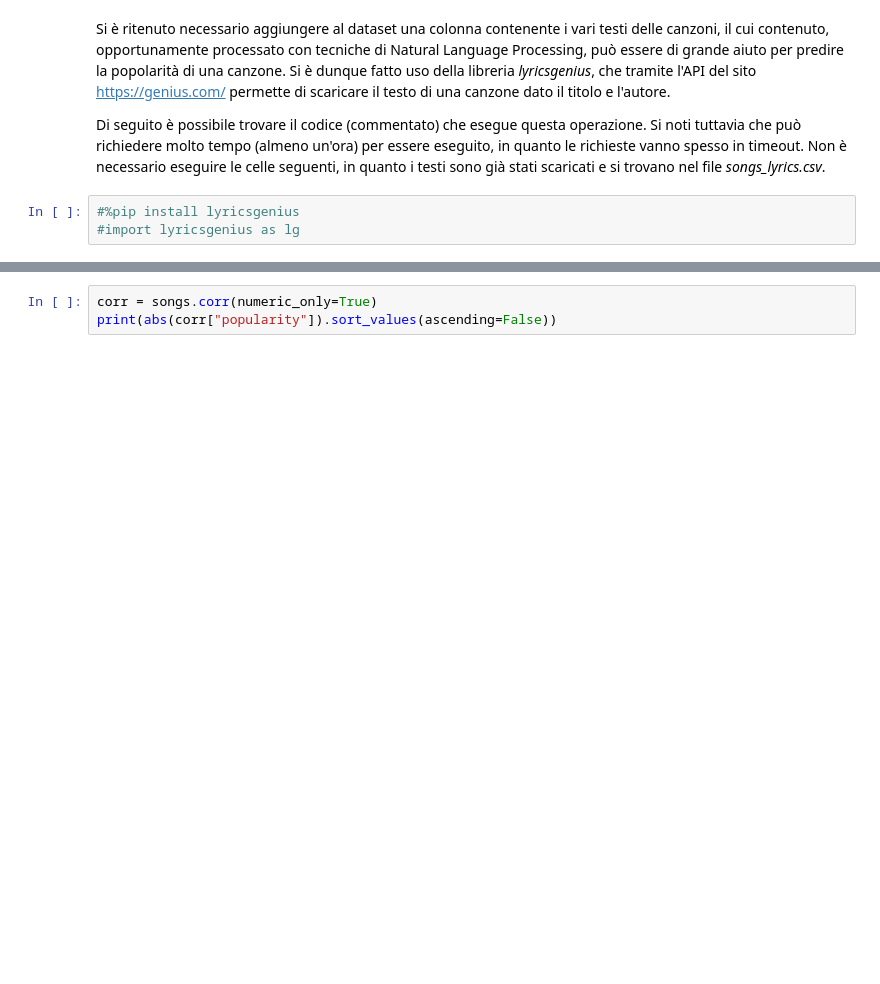
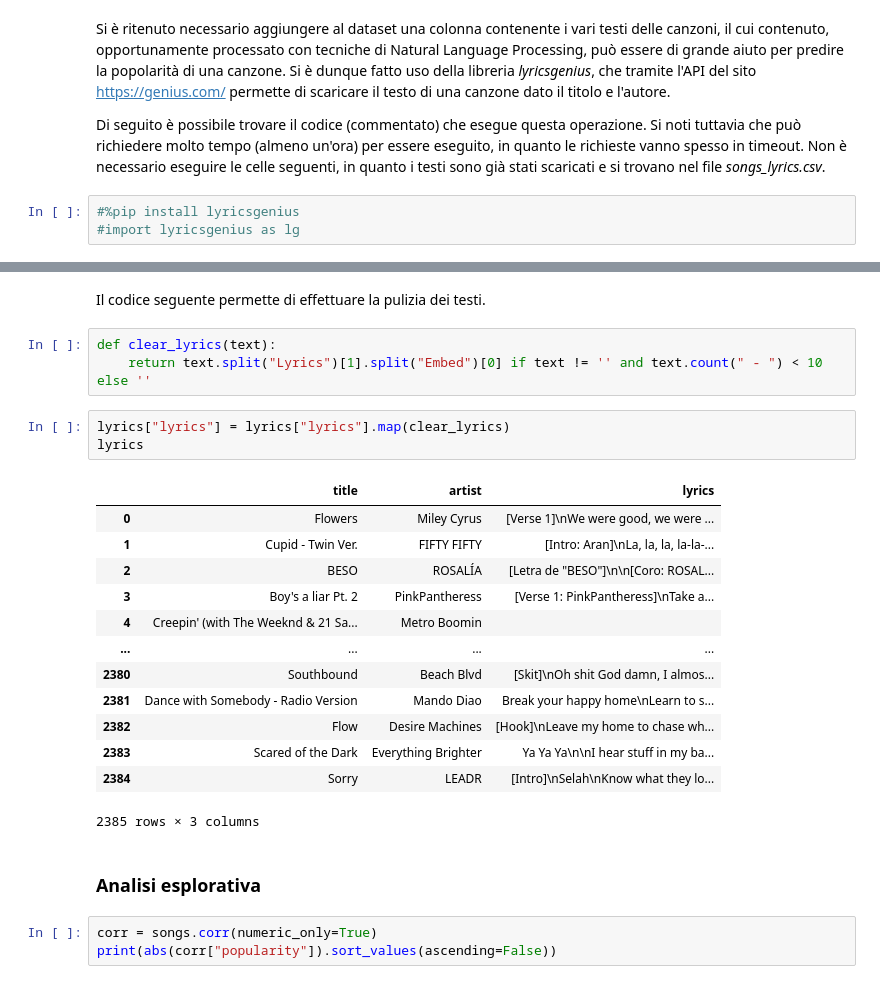
Before and after one commit to AndreaZavatta/Songs-Popularity-Prediction, a Jupyter notebook: songs-popularity-prediction.ipynb, the cells around one changed output, grey strips where cells are left out. Drawn from its saved outputs; the diff is of its cells as text; blank space fills up the shorter version.

```diff
--- a/songs-popularity-prediction.ipynb
+++ b/songs-popularity-prediction.ipynb
@@ -84,3 +135,27 @@ songs.columns = songs.columns.str.replace('speechiness ', 'speechiness').str.rep
+# %% [markdown]
+Il codice seguente permette di effettuare la pulizia dei testi.
+# %%
+def clear_lyrics(text):
+    return text.split("Lyrics")[1].split("Embed")[0] if text != '' and text.count(" - ") < 10 else ''
+# %%
+lyrics["lyrics"] = lyrics["lyrics"].map(clear_lyrics)
+lyrics
+# %% [output]
+|  | title | artist | lyrics |
+| 0 | Flowers | Miley Cyrus | [Verse 1]\nWe were good, we were ... |
+| 1 | Cupid - Twin Ver. | FIFTY FIFTY | [Intro: Aran]\nLa, la, la, la-la-... |
+| 2 | BESO | ROSALÍA | [Letra de "BESO"]\n\n[Coro: ROSAL... |
+| 3 | Boy's a liar Pt. 2 | PinkPantheress | [Verse 1: PinkPantheress]\nTake a... |
+| 4 | Creepin' (with The Weeknd & 21 Sa... | Metro Boomin |  |
+| ... | ... | ... | ... |
+| 2380 | Southbound | Beach Blvd | [Skit]\nOh shit God damn, I almos... |
+| 2381 | Dance with Somebody - Radio Version | Mando Diao | Break your happy home\nLearn to s... |
+| 2382 | Flow | Desire Machines | [Hook]\nLeave my home to chase wh... |
+| 2383 | Scared of the Dark | Everything Brighter | Ya Ya Ya\n\nI hear stuff in my ba... |
+| 2384 | Sorry | LEADR | [Intro]\nSelah\nKnow what they lo... |
+2385 rows × 3 columns
+# %% [markdown]
+### Analisi esplorativa
 # %%
 corr = songs.corr(numeric_only=True)
 print(abs(corr["popularity"]).sort_values(ascending=False))
```
Also changed, not shown: parts of 21 cells of this notebook.
